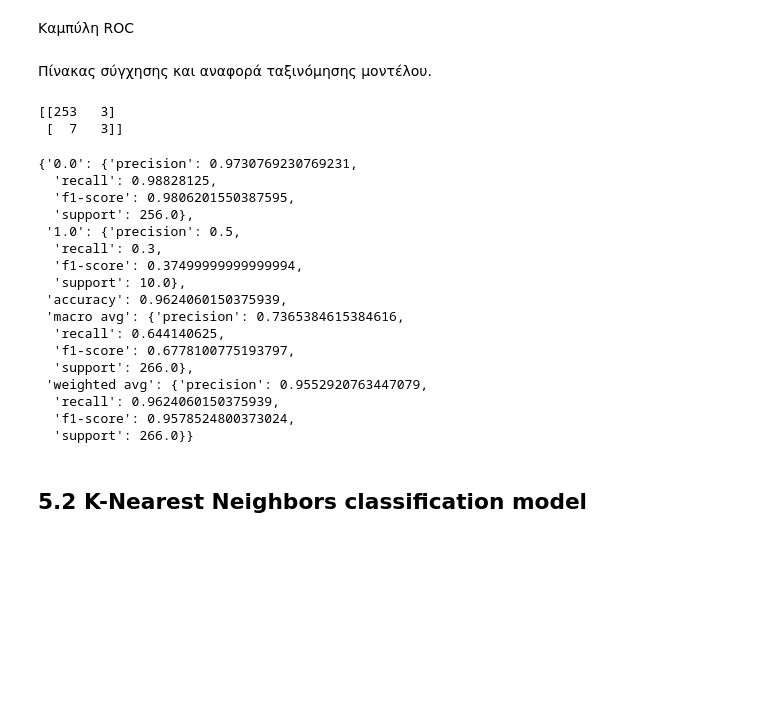
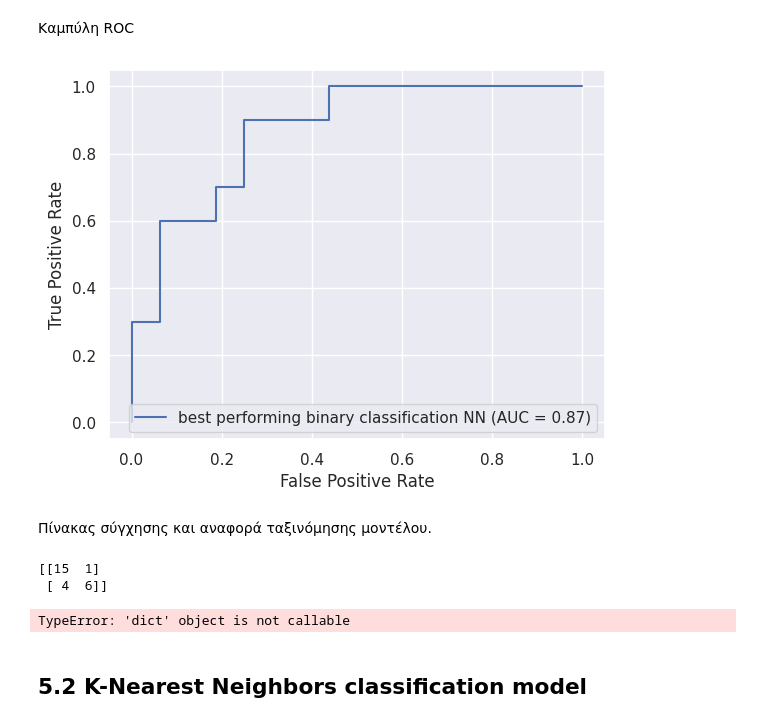
Before and after one commit to AAleksandros/HUA-DIT-Data-mining-project, a Jupyter notebook: project.ipynb, the cells around one changed output. Drawn from its saved outputs; the diff is of its cells as text; code cells hidden in the pictures; blank space fills up the shorter version.

```diff
--- a/project.ipynb
+++ b/project.ipynb
@@ -977,17 +950,19 @@ plt.legend()
 # %% [markdown]
 Καμπύλη ROC
 # %%
-best = max(results_nn, key=lambda a:a['accuracy'])
+best = max(results_nn, key=lambda a:a['1_f1-score'])
 
-# y_true = y_test.to('cpu').numpy().flatten()
-# y_pred = best['preds'].flatten()
+y_true = y_test.to('cpu').numpy().flatten()
+y_pred = best['preds'].flatten()
 
-# fpr, tpr, thresholds = roc_curve(y_true, y_pred)
-# roc_auc = auc(fpr, tpr)
+fpr, tpr, thresholds = roc_curve(y_true, y_pred)
+roc_auc = auc(fpr, tpr)
 
-# display = RocCurveDisplay(fpr=fpr, tpr=tpr, roc_auc=roc_auc, estimator_name='best performing binary classification NN')
-# display.plot()
-# plt.show()
+display = RocCurveDisplay(fpr=fpr, tpr=tpr, roc_auc=roc_auc, estimator_name='best performing binary classification NN')
+display.plot()
+plt.show()
+# %% [output]
+[figure, added]
 # %% [markdown]
 Πίνακας σύγχησης και αναφορά ταξινόμησης μοντέλου.
 # %%
@@ -995,28 +970,12 @@ y_test, y_test_pred = torch.round(torch.tensor((best['true']))), torch.round(tor
 cf_matrix = confusion_matrix(y_test, y_test_pred)
 print(cf_matrix)
 print('\n')
-classification_report = classification_report(y_test, y_test_pred, output_dict=True)
+classification_report(y_test, y_test_pred, output_dict=False)
 # print(classification_report(y_test, y_test_pred))
 # %% [output]
-[[253   3]
- [  7   3]]
+[[15  1]
+ [ 4  6]]
-{'0.0': {'precision': 0.9730769230769231,
-  'recall': 0.98828125,
-  'f1-score': 0.9806201550387595,
-  'support': 256.0},
- '1.0': {'precision': 0.5,
-  'recall': 0.3,
-  'f1-score': 0.37499999999999994,
-  'support': 10.0},
- 'accuracy': 0.9624060150375939,
- 'macro avg': {'precision': 0.7365384615384616,
-  'recall': 0.644140625,
-  'f1-score': 0.6778100775193797,
-  'support': 266.0},
- 'weighted avg': {'precision': 0.9552920763447079,
-  'recall': 0.9624060150375939,
-  'f1-score': 0.9578524800373024,
-  'support': 266.0}}
+TypeError: 'dict' object is not callable
 # %% [markdown]
 ## 5.2 K-Nearest Neighbors classification model
 # %%
```
Also changed, not shown: parts of 20 cells of this notebook, 1 other file.
